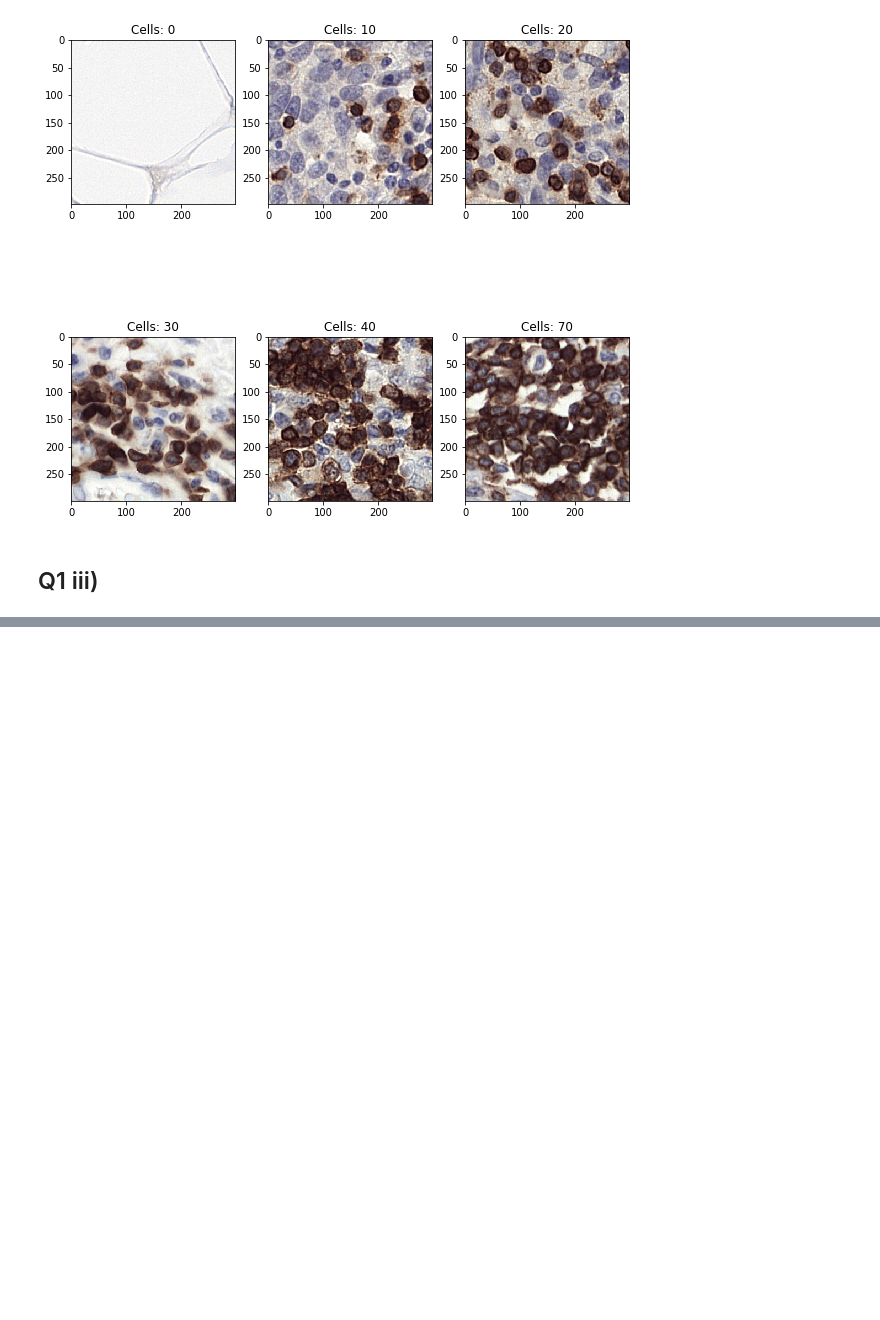
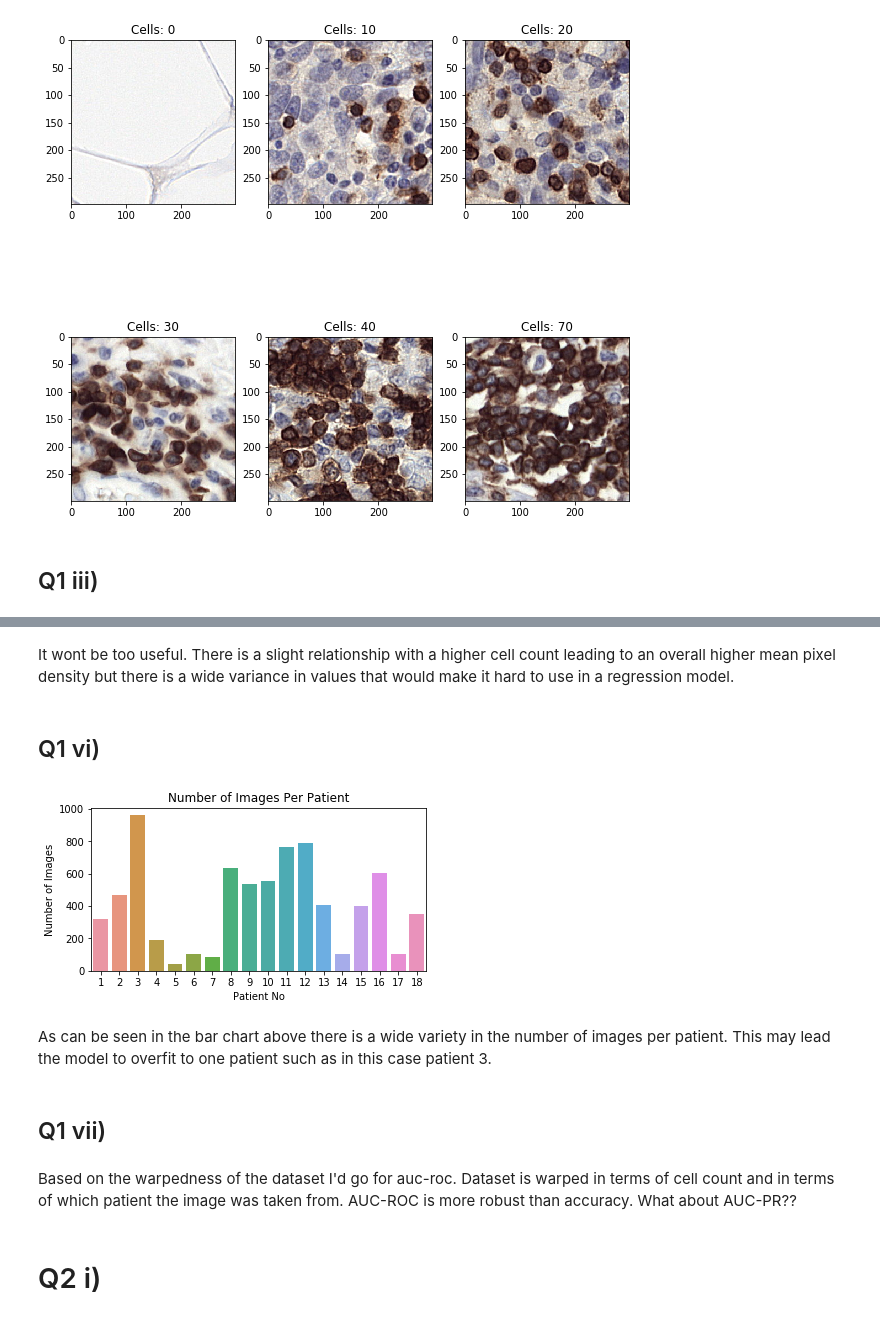
Before and after one commit to BossCodersHQ/cs909-assignment2, a Jupyter notebook: Assignment2.ipynb, the cells around one changed output, grey strips where cells are left out. Cells and saved outputs as stored; diff of their text form; code cells hidden in the pictures; blank space fills up the shorter version.

```diff
--- a/Assignment2.ipynb
+++ b/Assignment2.ipynb
@@ -86,0 +128,25 @@ len(Y)
+# %% [markdown]
+It wont be too useful. There is a slight relationship with a higher cell count leading to an overall higher mean pixel density but there is a wide variance in values that would make it hard to use in a regression model.
+# %% [markdown]
+## Q1 vi)
+# %%
+person, img_count = np.unique(P, return_counts=True)
+plt.figure(figsize=(6,3))
+plt.title("Number of Images Per Patient")
+sns.barplot(person, img_count)
+plt.xlabel("Patient No")
+plt.ylabel("Number of Images")
+plt.show()
+# %% [output]
+[figure, added]
+# %% [markdown]
+As can be seen in the bar chart above there is a wide variety in the number of images per patient. This may lead the model to overfit to one patient such as in this case patient 3.
+# %% [markdown]
+## Q1 vii)
+# %% [markdown]
+Based on the warpedness of the dataset I'd go for auc-roc.
+Dataset is warped in terms of cell count and in terms of which patient the image was taken from.
+AUC-ROC is more robust than accuracy.
+What about AUC-PR??
+# %% [markdown]
+# Q2 i)
```
Also changed, not shown: parts of 11 cells of this notebook.
